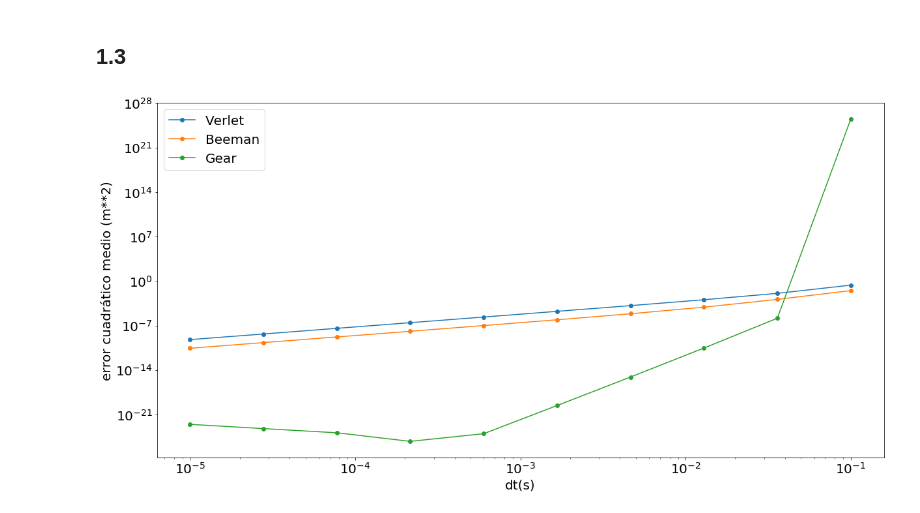
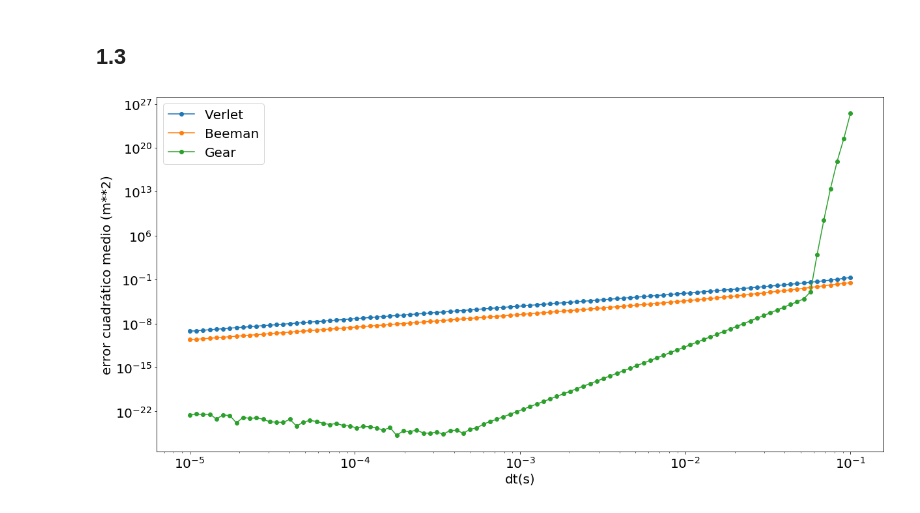
Before and after one commit to atormakh/SimulacionDeSistemas, a Jupyter notebook: SimulacionTemporal/oscilador.ipynb, the cells around one changed output. Cells and saved outputs as stored; diff of their text form; code cells hidden in the pictures.

```diff
--- a/SimulacionTemporal/oscilador.ipynb
+++ b/SimulacionTemporal/oscilador.ipynb
@@ -117,8 +125,8 @@ plt.show()
 # %% [markdown]
 ## 1.3
 # %%
-dts = np.logspace(-5, -1, 10)
-
+dts = np.logspace(-5, -1, 100)
+dt2 = max(dts)
 
 
 plt.figure("error vs dt")
@@ -127,32 +135,32 @@ for method in methods:
 
     errors = []
     for dt in dts:
-        data = exec(dt=dt, dt2=dt, method=method, tf=5)
+        data = exec(dt=dt, dt2=dt2, method=method, tf=5)
 
         positions = []
         times =[]
 
         for t, r, v, a in data:
             positions.append(r)
             times.append(t)
 
         positions = np.array(positions)
         times = np.array(times)
         real_positions = solution(times)
 
         error = 0.5*np.mean((positions - real_positions)**2)
 
         errors.append(error)
 
     plt.plot(dts, errors,"o-", label=method)
 
 plt.yscale("log")
 plt.xscale("log")
 plt.legend()
 plt.ylabel("error cuadrático medio (m**2)")
 plt.xlabel("dt(s)")
 #plt.xticks(dts)
 #"plt.ticklabel_format(style='sci', axis='x', scilimits=(0,0))
 plt.show()
 # %% [output]
-[figure, old version]
+[figure, new version]
```
Also changed, not shown: parts of 2 cells of this notebook, 3 other files.
